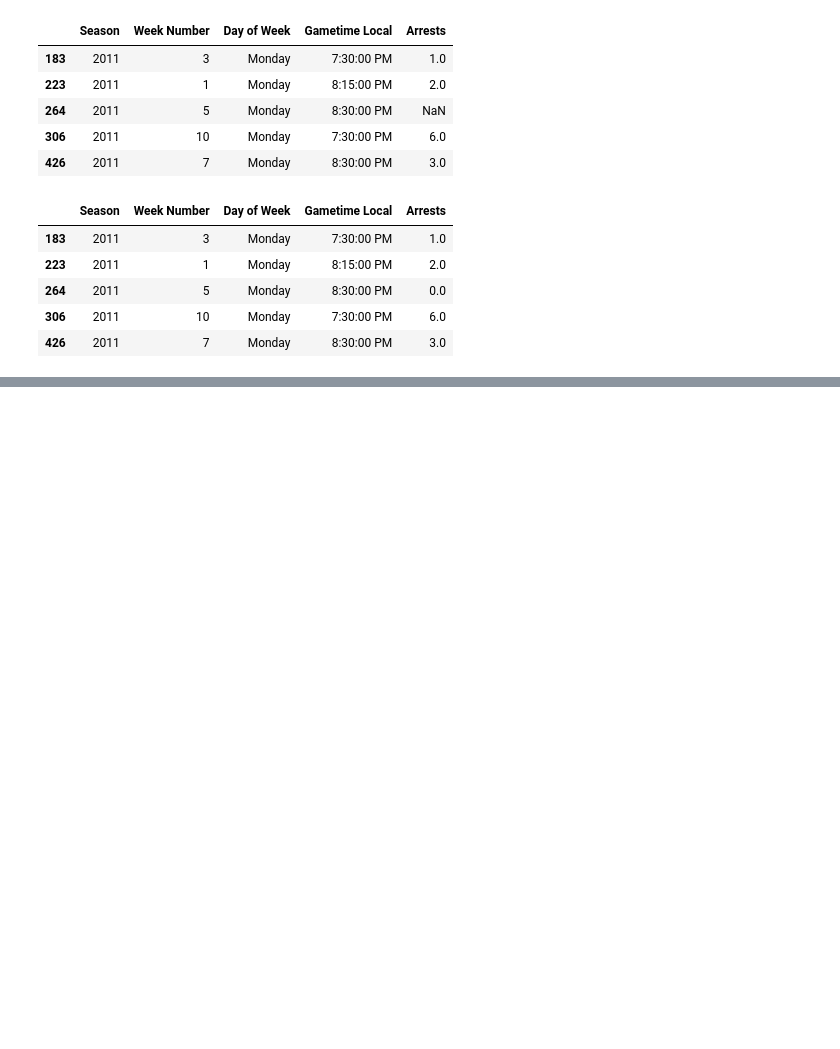
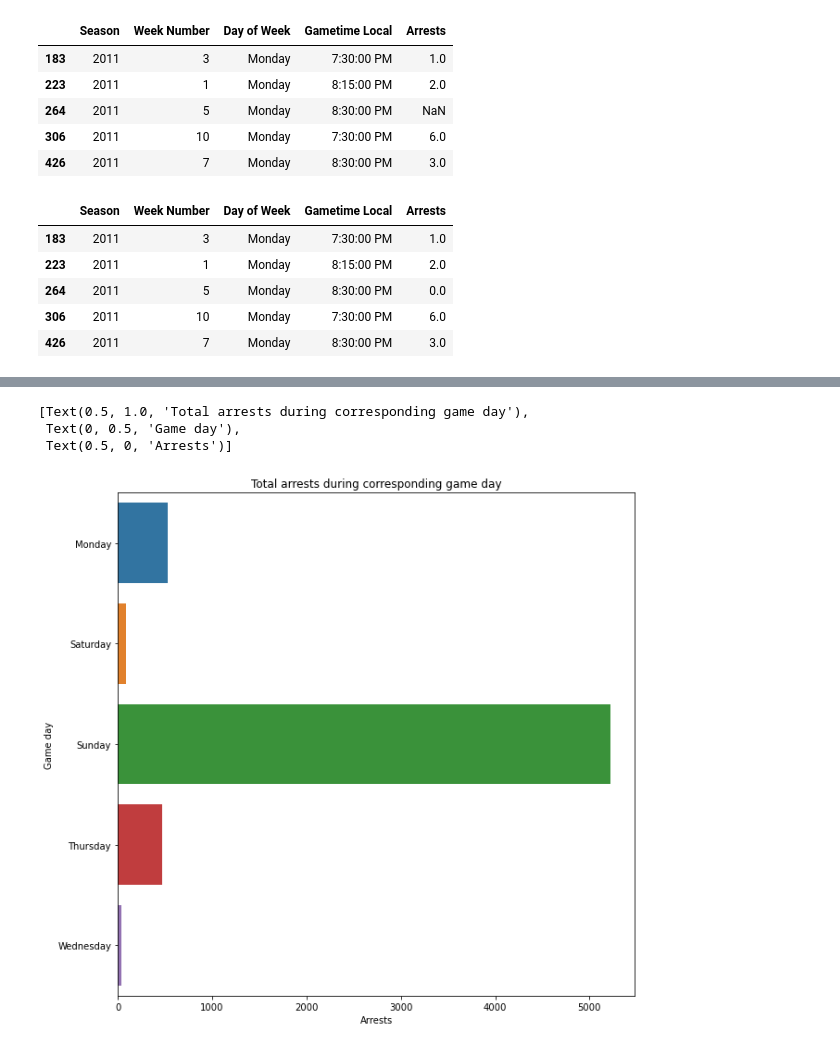
Before and after one commit to ubco-W2022T1-cosc301/project-group03, a Jupyter notebook: notebooks/analysis2.ipynb, the cells around one changed output, grey strips where cells are left out. Drawn from its saved outputs; the diff is of its cells as text; code cells hidden in the pictures; blank space fills up the shorter version.

```diff
--- a/notebooks/analysis2.ipynb
+++ b/notebooks/analysis2.ipynb
@@ -216,0 +251,4 @@ finaldf.head()
+# %%
+dff3 = projectdf.groupby(["Day of Week"]).Arrests.sum().reset_index() #Sorts by day and sums arrests at each time
+dff3 = dff3[dff3['Arrests'] != 0] #remove 0 for this plot
+dff3.head()
@@ -216,0 +262,8 @@ finaldf.head()
+# %%
+f, ax = plt.subplots(figsize=(10,10)) #Change figure size
+sns.barplot(x='Arrests', y = 'Day of Week', data=dff3).set(title='Total arrests during corresponding game day',ylabel='Game day', xlabel='Arrests') #PLot barplot
+# %% [output]
+[Text(0.5, 1.0, 'Total arrests during corresponding game day'),
+ Text(0, 0.5, 'Game day'),
+ Text(0.5, 0, 'Arrests')]
+[figure, added]
```
Also changed, not shown: parts of 15 cells of this notebook, 2 other files.
